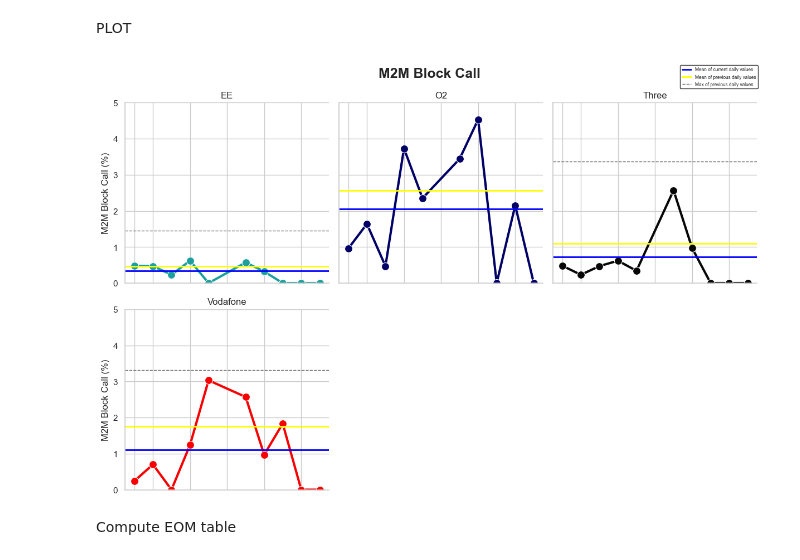
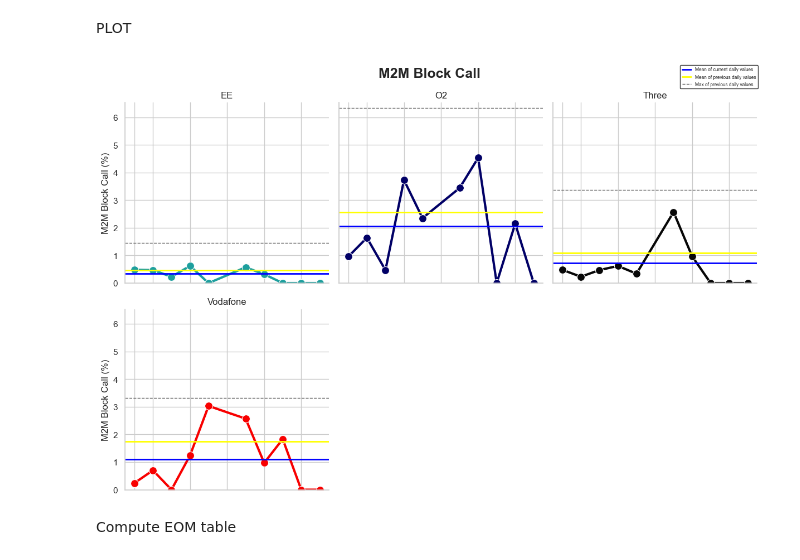
Before and after one commit to ookla-jennymassari/dq_reporting_test.py, a Jupyter notebook: dq_reporting_notebook.ipynb, the cells around one changed output. Drawn from its saved outputs; the diff is of its cells as text; code cells hidden in the pictures.

```diff
--- a/dq_reporting_notebook.ipynb
+++ b/dq_reporting_notebook.ipynb
@@ -1184,38 +1188,40 @@ g = sns.FacetGrid(
 
 g.map_dataframe(plot_with_call_block)
 
+max_value = block_curr['block_pct'].max()
+
 g.set_titles(col_template="{col_name}")
 g.set_axis_labels("", "M2M Block Call (%)")
-g.set(ylim=(0, 5))
+g.set(ylim=(0, max_value + 2))
 
 # Adjust the x-axis tick labels (dates)
 for ax in g.axes.flat:
     ax.tick_params(axis='x', labelsize=8)
     ax.set_xticklabels(ax.get_xticklabels(), rotation=45, ha="right")
 
 plt.subplots_adjust(top=0.9)
 g.fig.suptitle("M2M Block Call", fontsize=18, fontweight="bold")
 
 
 # Create custom legend handles
 mean_curr_line = mlines.Line2D([], [], color='blue', linewidth=2, label='Mean of current daily values')
 mean_comp_line = mlines.Line2D([], [], color='yellow', linewidth=2, label='Mean of previous daily values')
 max_comp_line = mlines.Line2D([], [], color='#686868', linewidth=1, linestyle='dashed', label='Max of previous daily values')
 
 # Add to the figure legend (not individual subplots)
 g.add_legend()
 g.fig.legend(
     handles=[mean_curr_line, mean_comp_line, max_comp_line],
     loc='upper right',
     bbox_to_anchor=(0.99, 0.99),
     fontsize=6,
     frameon=True,
     edgecolor='black'
 )
 plt.tight_layout()
 plt.show()
 # %% [output]
-[figure, old version]
+[figure, new version]
 # %% [markdown]
 Compute EOM table
 # %%
```
Also changed, not shown: parts of 7 cells of this notebook.
